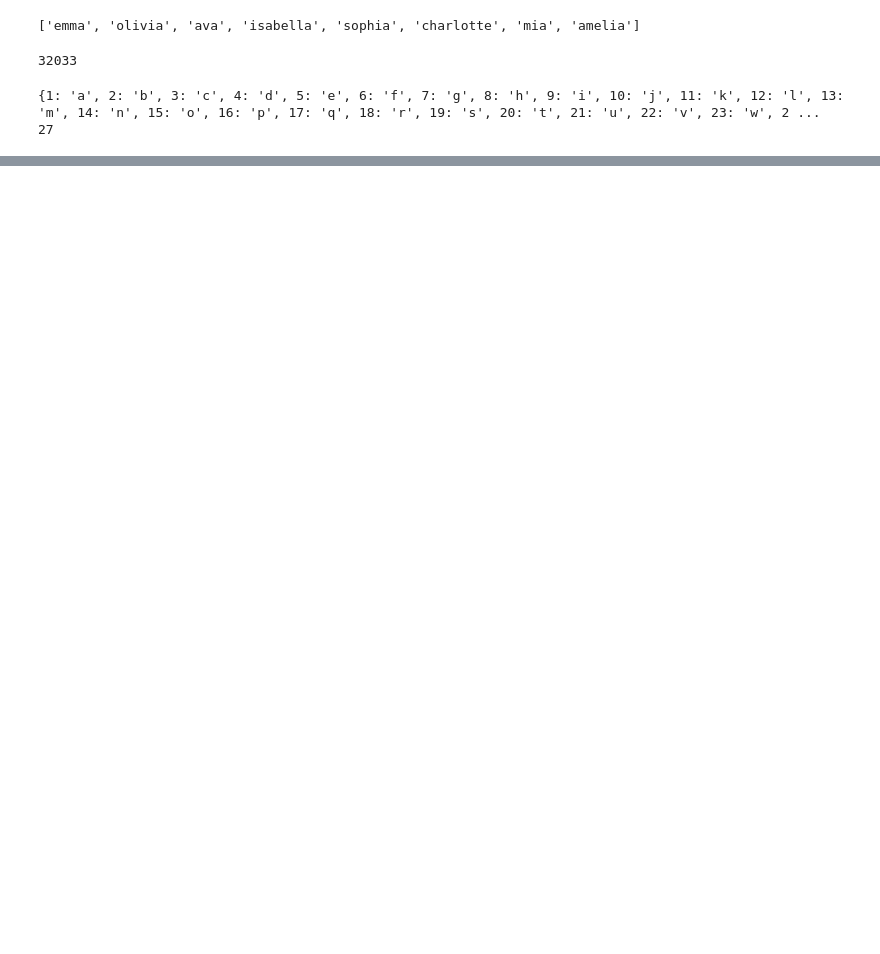
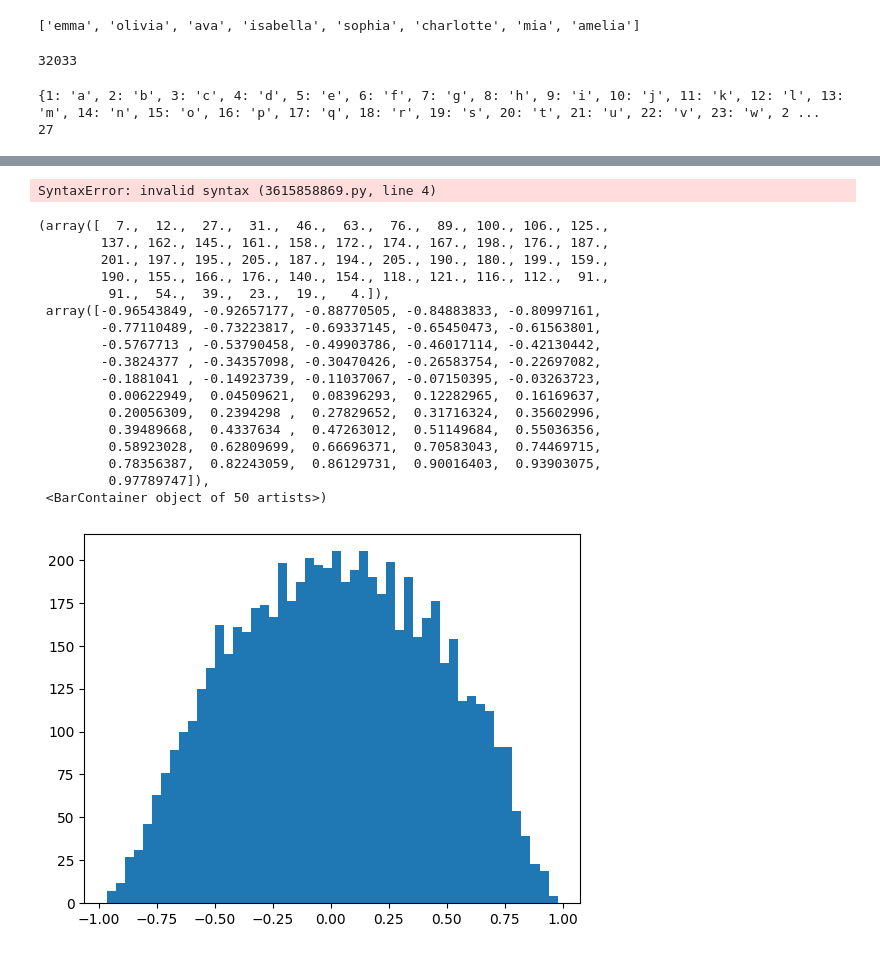
Before and after one commit to JustLikeThis101/nn-zero-to-hero, a Jupyter notebook: 04makemore/makemore part 3.ipynb, the cells around one changed output, grey strips where cells are left out. Cells and saved outputs as stored; diff of their text form; code cells hidden in the pictures; blank space fills up the shorter version.

```diff
--- a/04makemore/makemore part 3.ipynb
+++ b/04makemore/makemore part 3.ipynb
@@ -56,0 +79,33 @@ Xte, Yte = build_dataset(words[n2:])  # 10%
+# %%
+# same optimization as last time
+max_steps = 200000
+batch_size = 32
+lossi = []
+
+for i in range(max_steps):
+    # minibatch construct
+    ix = torch.randint(0, Xtr.shape[0], (batch_size,), generator=g)
+    Xb, Yb = Xtr[ix], Ytr[ix] # batch X, Y
+
+    # forward pass
+    emb = C[Xb] # embed the characters into vectors
+    embcat = emb.view(emb.shape[0], -1) # concatenate the vectors
+    hpreact = embcat @ W1 + b1 # hidden layer pre-activation
+    h = torch.tanh(hpreact) # hidden layer
+    logits = h @ W2 + b2 # output layer
+    loss = F.cross_entropy(logits, Yb) # loss function
+
+    # backward pass
+    for p in parameters:
+        p.grad = None
+    loss.backward()
+
+    # update
+    lr = 0.1 if i < 100000 else 0.01 # step learning rate decay
+    for p in parameters:
+        p.data -= lr * p.grad
+
+    # track stats
+    if i % 10000 == 0: # print every once in a while
+        print(f'{i:7d}/{max_steps:7d}: {loss.item():.4f}')
+        lossi.append(loss.log10().item())
@@ -56,0 +133,38 @@ Xte, Yte = build_dataset(words[n2:])  # 10%
+# %%
+# Loss log
+
+# original:
+train 2.1210389137268066
+val 2.1784117221832275
+
+# fix softmax confidently wrong:
+# 通过把 logits 控制在 close to 0; 即通过 W2*0.01 以及 b2*0
+train 2.067570209503174
+val 2.1371042728424072
+
+# fix tanh layer too satureated at init
+train 2.0364649295806885
+val 2.103123903274536
+# %% [output]
+SyntaxError: invalid syntax (3615858869.py, line 4)
+# %%
+plt.hist(h.view(-1).tolist(), 50)
+# %% [output]
+(array([  7.,  12.,  27.,  31.,  46.,  63.,  76.,  89., 100., 106., 125.,
+        137., 162., 145., 161., 158., 172., 174., 167., 198., 176., 187.,
+        201., 197., 195., 205., 187., 194., 205., 190., 180., 199., 159.,
+        190., 155., 166., 176., 140., 154., 118., 121., 116., 112.,  91.,
+         91.,  54.,  39.,  23.,  19.,   4.]),
+ array([-0.96543849, -0.92657177, -0.88770505, -0.84883833, -0.80997161,
+        -0.77110489, -0.73223817, -0.69337145, -0.65450473, -0.61563801,
+        -0.5767713 , -0.53790458, -0.49903786, -0.46017114, -0.42130442,
+        -0.3824377 , -0.34357098, -0.30470426, -0.26583754, -0.22697082,
+        -0.1881041 , -0.14923739, -0.11037067, -0.07150395, -0.03263723,
+         0.00622949,  0.04509621,  0.08396293,  0.12282965,  0.16169637,
+         0.20056309,  0.2394298 ,  0.27829652,  0.31716324,  0.35602996,
+         0.39489668,  0.4337634 ,  0.47263012,  0.51149684,  0.55036356,
+         0.58923028,  0.62809699,  0.66696371,  0.70583043,  0.74469715,
+         0.78356387,  0.82243059,  0.86129731,  0.90016403,  0.93903075,
+         0.97789747]),
+ <BarContainer object of 50 artists>)
+[figure, added]
```
Also changed, not shown: parts of 11 cells of this notebook, 1 other file.
